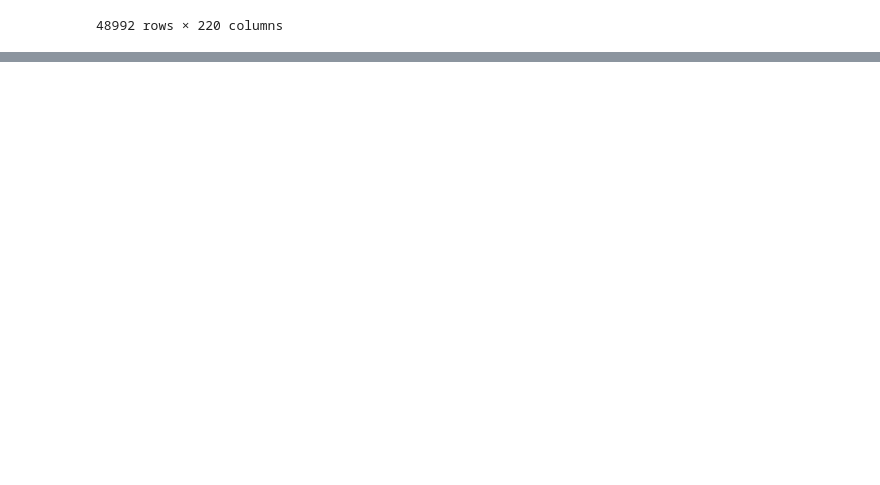
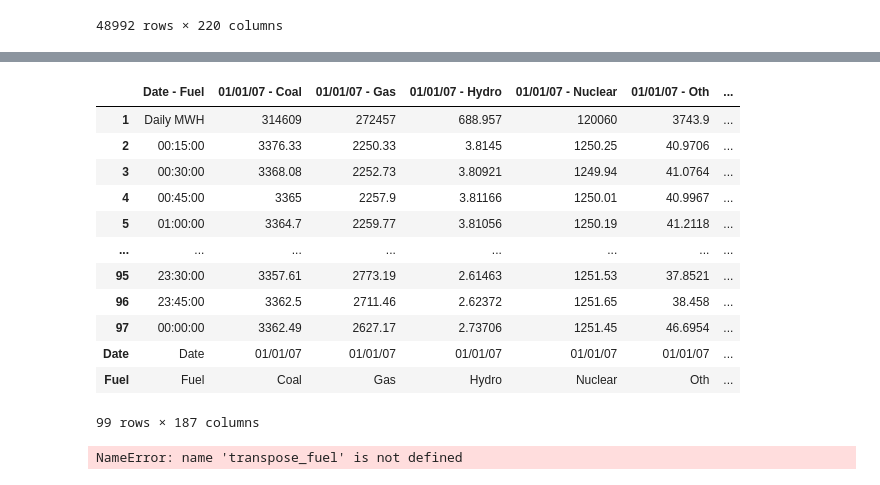
Before and after one commit to mustang-lexie/MSDS_6120_Capstone_ARW_LEXIE, a Jupyter notebook: testing.ipynb, the cells around one changed output, grey strips where cells are left out. Drawn from its saved outputs; the diff is of its cells as text; code cells hidden in the pictures; blank space fills up the shorter version.

```diff
--- a/testing.ipynb
+++ b/testing.ipynb
@@ -83,0 +452,25 @@ all_data.to_csv('test_output.csv', index=True)
+# %%
+transpose_fuel = fuel_month.transpose()
+#transpose_fuel['Date'] = transpose_fuel.index.str.split('-', 1).str[0]
+#transpose_fuel['Fuel'] = transpose_fuel.index.str.split('-', 1).str[1]
+
+transpose_fuel
+# %% [output]
+|  | Date - Fuel | 01/01/07 - Coal | 01/01/07 - Gas | 01/01/07 - Hydro | 01/01/07 - Nuclear | 01/01/07 - Oth | ... |
+| 1 | Daily MWH | 314609 | 272457 | 688.957 | 120060 | 3743.9 | ... |
+| 2 | 00:15:00 | 3376.33 | 2250.33 | 3.8145 | 1250.25 | 40.9706 | ... |
+| 3 | 00:30:00 | 3368.08 | 2252.73 | 3.80921 | 1249.94 | 41.0764 | ... |
+| 4 | 00:45:00 | 3365 | 2257.9 | 3.81166 | 1250.01 | 40.9967 | ... |
+| 5 | 01:00:00 | 3364.7 | 2259.77 | 3.81056 | 1250.19 | 41.2118 | ... |
+| ... | ... | ... | ... | ... | ... | ... | ... |
+| 95 | 23:30:00 | 3357.61 | 2773.19 | 2.61463 | 1251.53 | 37.8521 | ... |
+| 96 | 23:45:00 | 3362.5 | 2711.46 | 2.62372 | 1251.65 | 38.458 | ... |
+| 97 | 00:00:00 | 3362.49 | 2627.17 | 2.73706 | 1251.45 | 46.6954 | ... |
+| Date | Date | 01/01/07 | 01/01/07 | 01/01/07 | 01/01/07 | 01/01/07 | ... |
+| Fuel | Fuel | Coal | Gas | Hydro | Nuclear | Oth | ... |
+99 rows × 187 columns
+# %%
+transpose_fuel.set_index('Date', append=True)
+transpose_fuel
+# %% [output]
+NameError: name 'transpose_fuel' is not defined
```
Also changed, not shown: parts of 14 cells of this notebook.
